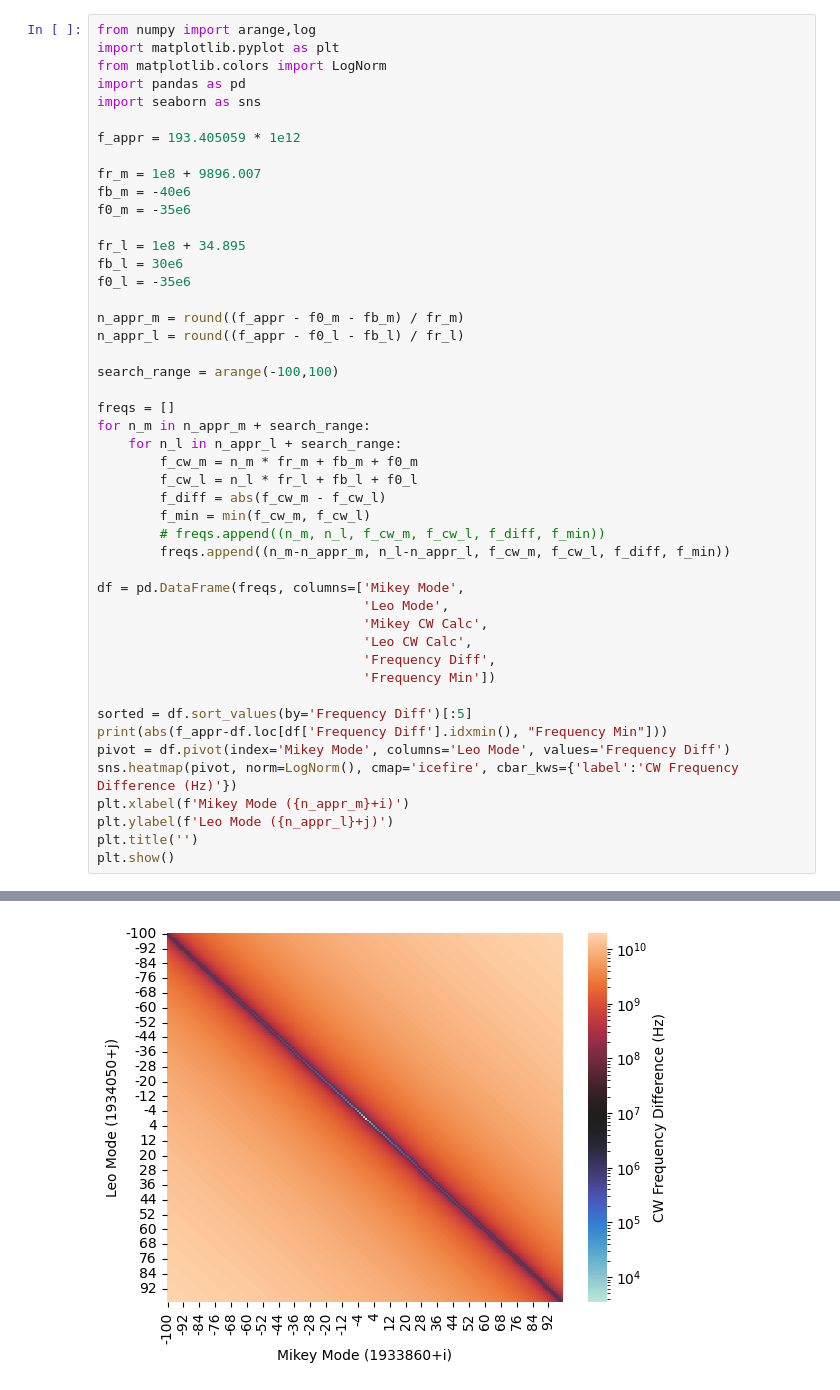
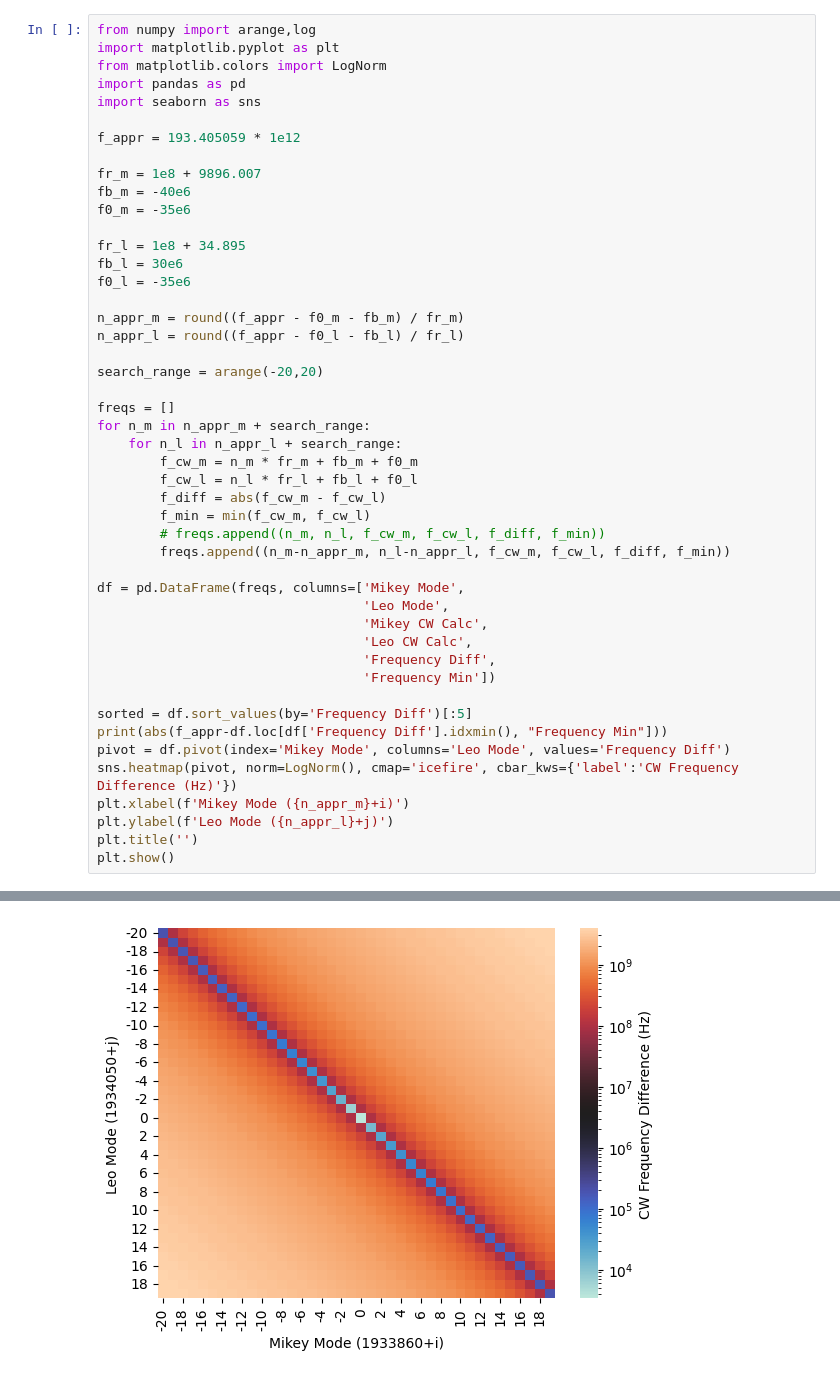
Before and after one commit to Seabear-attack/dev-table, a Jupyter notebook: Dual Comb/mode_no.ipynb, the cells around one changed output, grey strips where cells are left out. Saved outputs shown, nothing was run; the diff lists cells and outputs as text.

```diff
--- a/Dual Comb/mode_no.ipynb
+++ b/Dual Comb/mode_no.ipynb
@@ -18,36 +20,36 @@ f0_l = -35e6
 n_appr_m = round((f_appr - f0_m - fb_m) / fr_m)
 n_appr_l = round((f_appr - f0_l - fb_l) / fr_l)
 
-search_range = arange(-100,100)
+search_range = arange(-20,20)
 
 freqs = []
 for n_m in n_appr_m + search_range:
     for n_l in n_appr_l + search_range:
         f_cw_m = n_m * fr_m + fb_m + f0_m
         f_cw_l = n_l * fr_l + fb_l + f0_l
         f_diff = abs(f_cw_m - f_cw_l)
         f_min = min(f_cw_m, f_cw_l)
         # freqs.append((n_m, n_l, f_cw_m, f_cw_l, f_diff, f_min))
         freqs.append((n_m-n_appr_m, n_l-n_appr_l, f_cw_m, f_cw_l, f_diff, f_min))
 
 df = pd.DataFrame(freqs, columns=['Mikey Mode',
                                   'Leo Mode',
                                   'Mikey CW Calc',
                                   'Leo CW Calc',
                                   'Frequency Diff',
                                   'Frequency Min'])
 
 sorted = df.sort_values(by='Frequency Diff')[:5]
 print(abs(f_appr-df.loc[df['Frequency Diff'].idxmin(), "Frequency Min"]))
 pivot = df.pivot(index='Mikey Mode', columns='Leo Mode', values='Frequency Diff')
 sns.heatmap(pivot, norm=LogNorm(), cmap='icefire', cbar_kws={'label':'CW Frequency Difference (Hz)'})
 plt.xlabel(f'Mikey Mode ({n_appr_m}+i)')
 plt.ylabel(f'Leo Mode ({n_appr_l}+j)')
 plt.title('')
 plt.show()
 # %% [output]
 3488674.75
-[figure, old version]
+[figure, new version]
 # %%
 from numpy import arange,log
 import matplotlib.pyplot as plt
```
Also changed, not shown: parts of 6 cells of this notebook.
